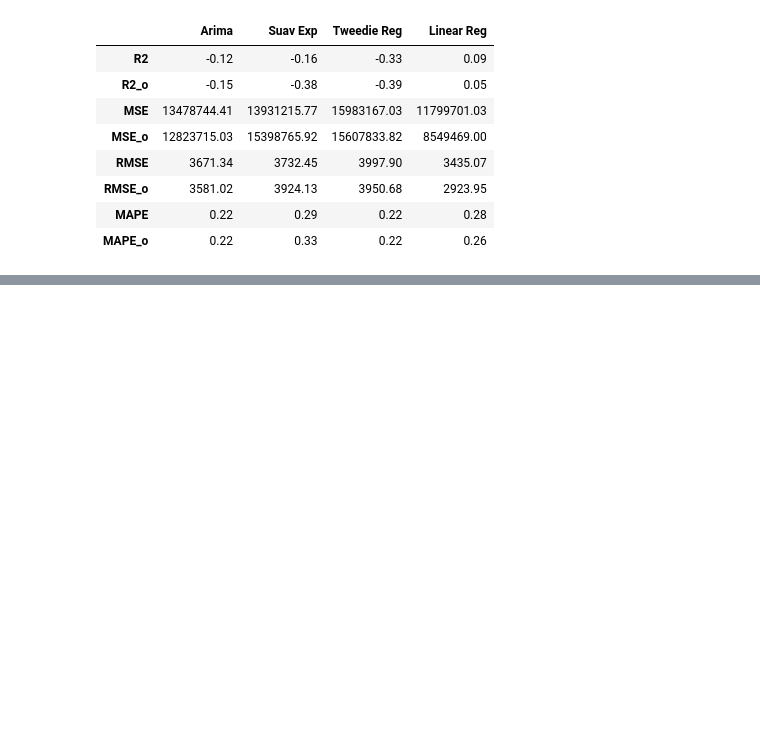
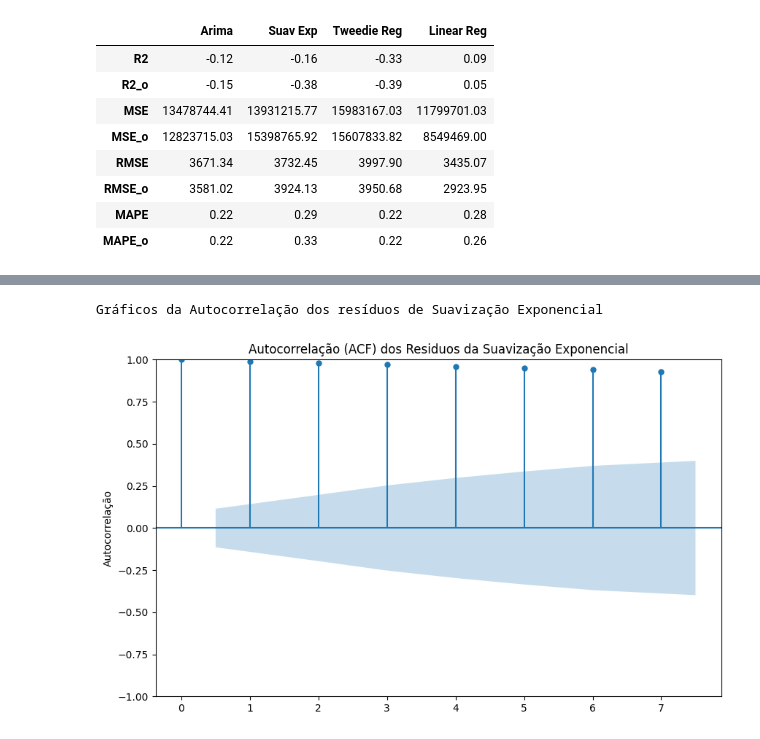
Before and after one commit to kamilyassis/previsao_vendas, a Jupyter notebook: analise_grocery.ipynb, the cells around one changed output, grey strips where cells are left out. Saved outputs shown, nothing was run; the diff lists cells and outputs as text; code cells hidden in the pictures; blank space fills up the shorter version.

```diff
--- a/analise_grocery.ipynb
+++ b/analise_grocery.ipynb
@@ -711,0 +756,6 @@ df_metricas
+# %%
+autocorrelation = acf(predictions_SE, nlags=len(predictions_SE)-1)
+acf_resid_modelo(autocorrelation, 'Suavização Exponencial')
+# %% [output]
+Gráficos da Autocorrelação dos resíduos de Suavização Exponencial
+[figure, added]
```
Also changed, not shown: parts of 10 cells of this notebook.
